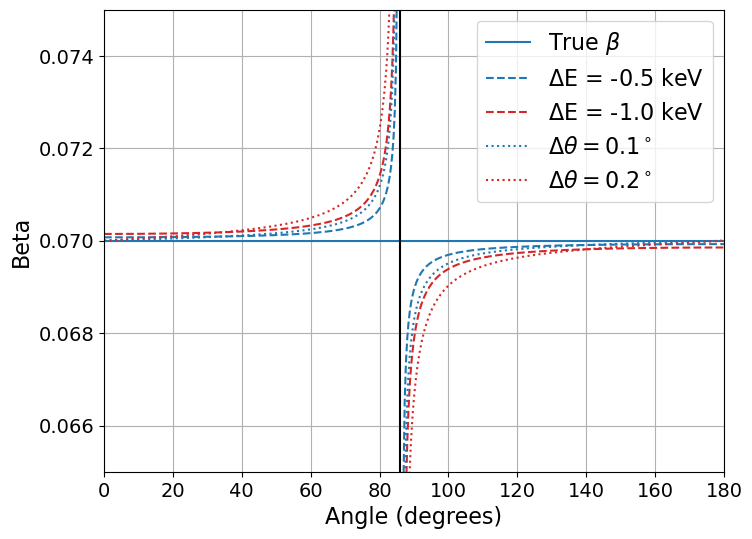
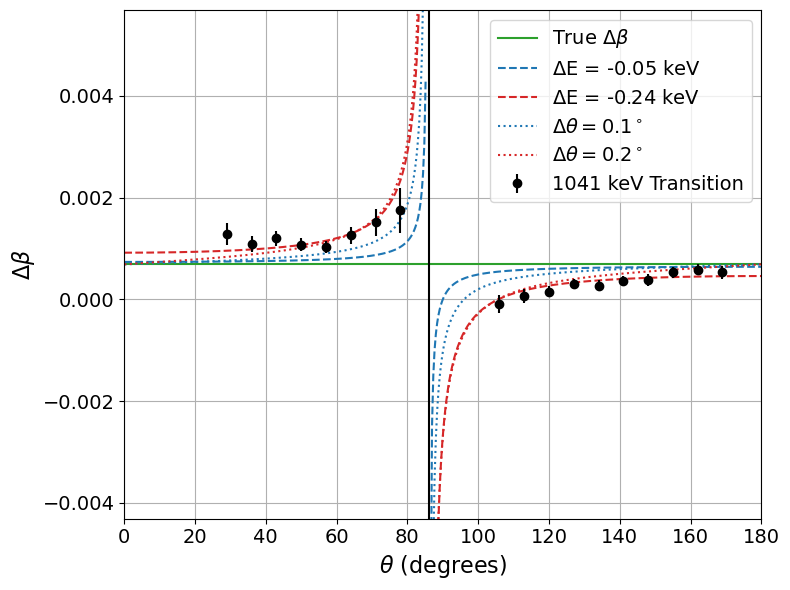
Code edit (unified diff) that turned the first committed figure into the second:
--- before
+++ after
@@ -7,35 +7,57 @@
     return theta_vals1, beta_vals1, theta_vals2, beta_vals2
 
+delta_beta_ref = 6.87e-4
+
 plt.figure(figsize=(8, 6))
 
-beta_vals1, beta_vals2, theta_vals = calculate_doppler_beta(6.792, energy_offset=0.0, angle_offset=0.0, fixed_beta=0.07)
+beta_vals1, beta_vals2, theta_vals = calculate_doppler_beta(6792, energy_offset=0.0, angle_offset=0.0, fixed_beta=0.07)
 x1, y1, x2, y2 = select_solutions(theta_vals, beta_vals1, beta_vals2)
 
-plt.plot(np.rad2deg(x1), y1, label=r'True $\beta$', color='tab:blue')
-plt.plot(np.rad2deg(x2), y2, color='tab:blue')
+y1 = y1 - 0.07 + delta_beta_ref
+y2 = y2 - 0.07 + delta_beta_ref
 
-beta_vals1, beta_vals2, theta_vals = calculate_doppler_beta(6.792, energy_offset=-0.0005, angle_offset=0.0, fixed_beta=0.07)
+plt.plot(np.rad2deg(x1), y1, label=r'True $\Delta \beta$', color='tab:green')
+plt.plot(np.rad2deg(x2), y2, color='tab:green')
+
+beta_vals1, beta_vals2, theta_vals = calculate_doppler_beta(1.041, energy_offset=-0.00005, angle_offset=0.0, fixed_beta=0.07)
 x1, y1, x2, y2 = select_solutions(theta_vals, beta_vals1, beta_vals2, theta_cut=86)
 
-plt.plot(np.rad2deg(x1), y1, label=r'$\Delta$E = -0.5 keV', color='tab:blue', linestyle='--')
+y1 = y1 - 0.07 + delta_beta_ref
+y2 = y2 - 0.07 + delta_beta_ref
+
+plt.plot(np.rad2deg(x1), y1, label=r'$\Delta$E = -0.05 keV', color='tab:blue', linestyle='--')
 plt.plot(np.rad2deg(x2), y2, color='tab:blue', linestyle='--')
 
-beta_vals1, beta_vals2, theta_vals = calculate_doppler_beta(6.792, energy_offset=-0.0010, angle_offset=0.0, fixed_beta=0.07)
+beta_vals1, beta_vals2, theta_vals = calculate_doppler_beta(1.041, energy_offset=-0.00024, angle_offset=0.0, fixed_beta=0.07)
 x1, y1, x2, y2 = select_solutions(theta_vals, beta_vals1, beta_vals2, theta_cut=86)
 
-plt.plot(np.rad2deg(x1), y1, label=r'$\Delta$E = -1.0 keV', color='tab:red', linestyle='--')
+y1 = y1 - 0.07 + delta_beta_ref
+y2 = y2 - 0.07 + delta_beta_ref
+
+plt.plot(np.rad2deg(x1), y1, label=r'$\Delta$E = -0.24 keV', color='tab:red', linestyle='--')
 plt.plot(np.rad2deg(x2), y2, color='tab:red', linestyle='--')
 
-beta_vals1, beta_vals2, theta_vals = calculate_doppler_beta(6.792, energy_offset=0.0, angle_offset=0.1, fixed_beta=0.07)
+beta_vals1, beta_vals2, theta_vals = calculate_doppler_beta(1.041, energy_offset=0.0, angle_offset=0.1, fixed_beta=0.07)
 x1, y1, x2, y2 = select_solutions(theta_vals, beta_vals1, beta_vals2, theta_cut=86)
+
+y1 = y1 - 0.07 + delta_beta_ref
+y2 = y2 - 0.07 + delta_beta_ref
 
 plt.plot(np.rad2deg(x1), y1, label=r'$\Delta\theta = 0.1^\circ$', color='tab:blue', linestyle=':')
 plt.plot(np.rad2deg(x2), y2, color='tab:blue', linestyle=':')
 
-beta_vals1, beta_vals2, theta_vals = calculate_doppler_beta(6.792, energy_offset=0.0, angle_offset=0.2, fixed_beta=0.07)
+beta_vals1, beta_vals2, theta_vals = calculate_doppler_beta(1.041, energy_offset=0.0, angle_offset=0.2, fixed_beta=0.07)
 x1, y1, x2, y2 = select_solutions(theta_vals, beta_vals1, beta_vals2, theta_cut=86)
+
+y1 = y1 - 0.07 + delta_beta_ref
+y2 = y2 - 0.07 + delta_beta_ref
 
 plt.plot(np.rad2deg(x1), y1, label=r'$\Delta\theta = 0.2^\circ$', color='tab:red', linestyle=':')
 plt.plot(np.rad2deg(x2), y2, color='tab:red', linestyle=':')
+
+data = np.loadtxt('utils/delta_beta_vs_theta.txt', unpack=True)
+theta_data, delta_beta_data, delta_beta_error = data
+
+plt.errorbar(theta_data, delta_beta_data, yerr=delta_beta_error, fmt='o', color='black', label='1041 keV Transition')
 
 plt.axvline(86, color='black')
@@ -44,15 +66,17 @@
 plt.ylim(-1, 1)
 
-plt.xlabel('Angle (degrees)', fontsize=16)
-plt.ylabel('Beta', fontsize=16)
+plt.xlabel(r'$\theta$ (degrees)', fontsize=16)
+plt.ylabel(r'$\Delta \beta$', fontsize=16)
 
 plt.xticks(fontsize=14)
 plt.yticks(fontsize=14)
 
-plt.ylim(0.07 - 0.005, 0.07 + 0.005)
+plt.ylim(-5e-3 + delta_beta_ref, 5e-3 + delta_beta_ref)
 
 plt.grid()
 
-plt.legend(fontsize=16)
+plt.legend(fontsize=14)
 
+plt.tight_layout()
+plt.savefig('plots/doppler_sensitivity_1041.pdf')
 plt.show()

Commit: Updated analysis.